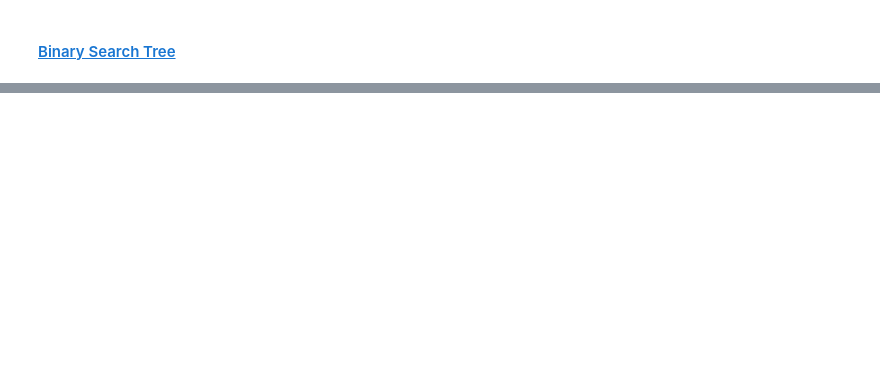
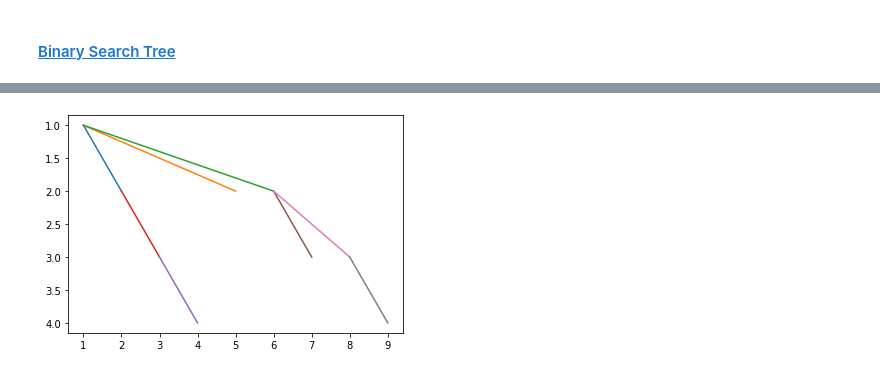
Before and after one commit to codingtenshi/SDA, a Jupyter notebook: aisd.ipynb, the cells around one changed output, grey strips where cells are left out. Saved outputs shown, nothing was run; the diff lists cells and outputs as text; code cells hidden in the pictures; blank space fills up the shorter version.

```diff
--- a/aisd.ipynb
+++ b/aisd.ipynb
@@ -978,0 +1044,7 @@ plt.show()
+# %%
+def DFS(f, root):
+    stack = [root]
+    while stack:
+        current = stack.pop()
+        stack.extend(reversed(current.children))
+        f(current)
@@ -978,0 +1063,7 @@ plt.show()
+# %%
+ax = plt.gca()
+ax.invert_yaxis()
+DFS(plotBranches, tree)
+plt.show()
+# %% [output]
+[figure, added]
```
Also changed, not shown: parts of 25 cells of this notebook.
